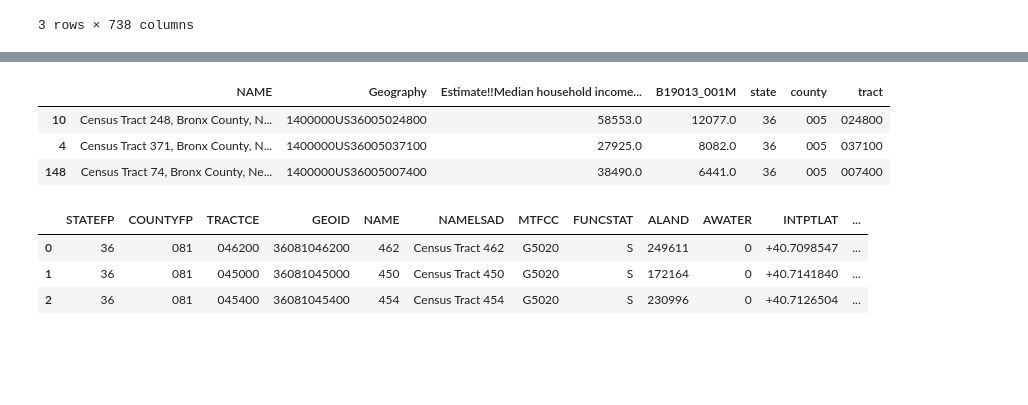
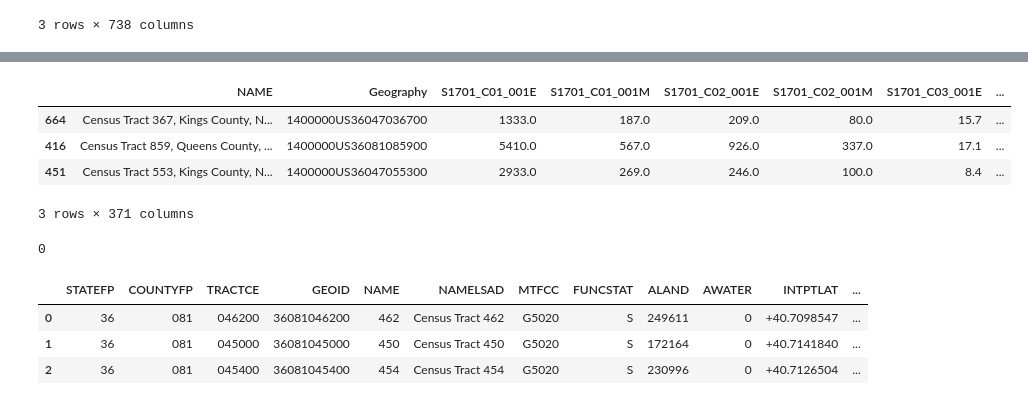
Before and after one commit to PrattSAVI/ACS, a Jupyter notebook: NYC_CensusTable.ipynb, the cells around one changed output, grey strips where cells are left out. Drawn from its saved outputs; the diff is of its cells as text; code cells hidden in the pictures; blank space fills up the shorter version.

```diff
--- a/NYC_CensusTable.ipynb
+++ b/NYC_CensusTable.ipynb
@@ -107,33 +111,52 @@ ValueError: ignored
 # %%
 bg_clean = bg #New df for the cleaned data
 
-#All available Column names
+#Check if the column names mantch with the varialablkes
+#Cehck group if this does not work .
 cols = pd.read_json( r'https://api.census.gov/data/2018/acs/acs5/variables.json' )
 
-#Use label column names if available
 label = []
-for c in bg_clean.columns.tolist():
-    temp = cols[ cols.index == c ]
-    if len(temp) != 0:
-      col_name =  temp['variables'][0]['label']
-      label.append( col_name )
-    else:
-      label.append( c )
+if len( cols[ cols.index.isin( bg_clean.columns.tolist() ) ] ) != 0:
+  for c in bg_clean.columns.tolist():
+      temp = cols[ cols.index == c ]
+      if len(temp) != 0:
+        label.append( temp['variables'][0]['label']  )
+      else:
+        label.append( c )
+
+if len( cols[ cols.index.isin( bg_clean.columns.tolist() ) ] ) == 0:
+  cols = pd.read_json( 'https://api.census.gov/data/2017/acs/acs5/subject/groups/' + Table_name + '.json' )
+  for c in bg_clean.columns.tolist():
+      temp = cols[ cols.index == c ]
+      if len(temp) != 0:
+        label.append( temp['variables'][0]['label']  )
+      else:
+        label.append( c )
+
 bg_clean.columns = label
 
-#Clean data
+
 bg_clean = bg_clean.dropna( how = 'all' , axis = 1) #Remove columns if there is no value
 
+#-------------------------------------
 bg_clean = bg_clean.loc[:,~bg_clean.columns.duplicated()] #Remove duplicate NAME Columns
 bg_clean = bg_clean[ bg_clean.columns[ ~bg_clean.columns.str.contains('EA') ] ] #Remove Annotations Columns
 bg_clean = bg_clean[ bg_clean.columns[ ~bg_clean.columns.str.contains('MA') ] ] #Remove Annotations Columns
 
 bg_clean.sample( 3 )
 # %% [output]
-|  | NAME | Geography | Estimate!!Median household income... | B19013_001M | state | county | tract |
-| 10 | Census Tract 248, Bronx County, N... | 1400000US36005024800 | 58553.0 | 12077.0 | 36 | 005 | 024800 |
-| 4 | Census Tract 371, Bronx County, N... | 1400000US36005037100 | 27925.0 | 8082.0 | 36 | 005 | 037100 |
-| 148 | Census Tract 74, Bronx County, Ne... | 1400000US36005007400 | 38490.0 | 6441.0 | 36 | 005 | 007400 |
+|  | NAME | Geography | S1701_C01_001E | S1701_C01_001M | S1701_C02_001E | S1701_C02_001M | S1701_C03_001E | ... |
+| 664 | Census Tract 367, Kings County, N... | 1400000US36047036700 | 1333.0 | 187.0 | 209.0 | 80.0 | 15.7 | ... |
+| 416 | Census Tract 859, Queens County, ... | 1400000US36081085900 | 5410.0 | 567.0 | 926.0 | 337.0 | 17.1 | ... |
+| 451 | Census Tract 553, Kings County, N... | 1400000US36047055300 | 2933.0 | 269.0 | 246.0 | 100.0 | 8.4 | ... |
+3 rows × 371 columns
+# %%
+cols = pd.read_json( r'https://api.census.gov/data/2018/acs/acs5/variables.json' )
+
+rem = len( cols[ cols.index.isin( bg_clean.columns.tolist() ) ] )
+rem
+# %% [output]
+0
 # %%
 gdf['GEOID_2'] = '1400000US' + gdf['GEOID']
 gdf = gdf.join( bg_clean.set_index('Geography') , on = 'GEOID_2' , rsuffix = '_D' )
```
Also changed, not shown: parts of 1 cell of this notebook.
